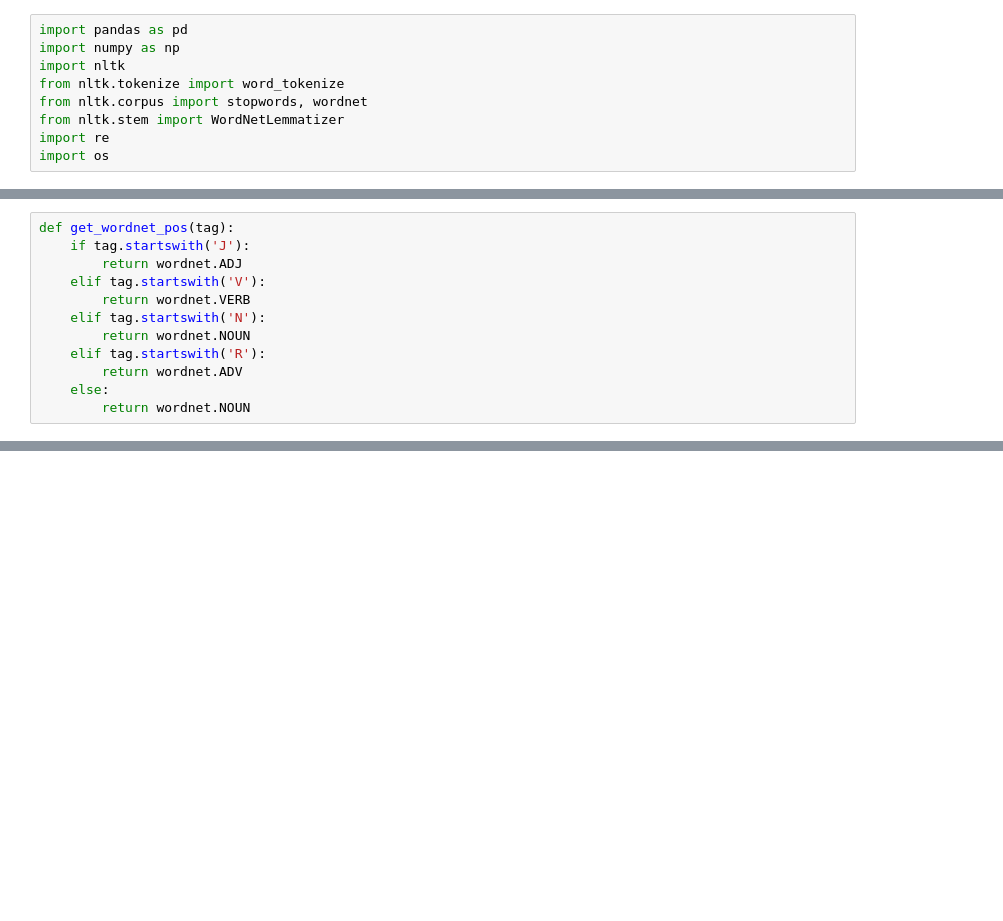
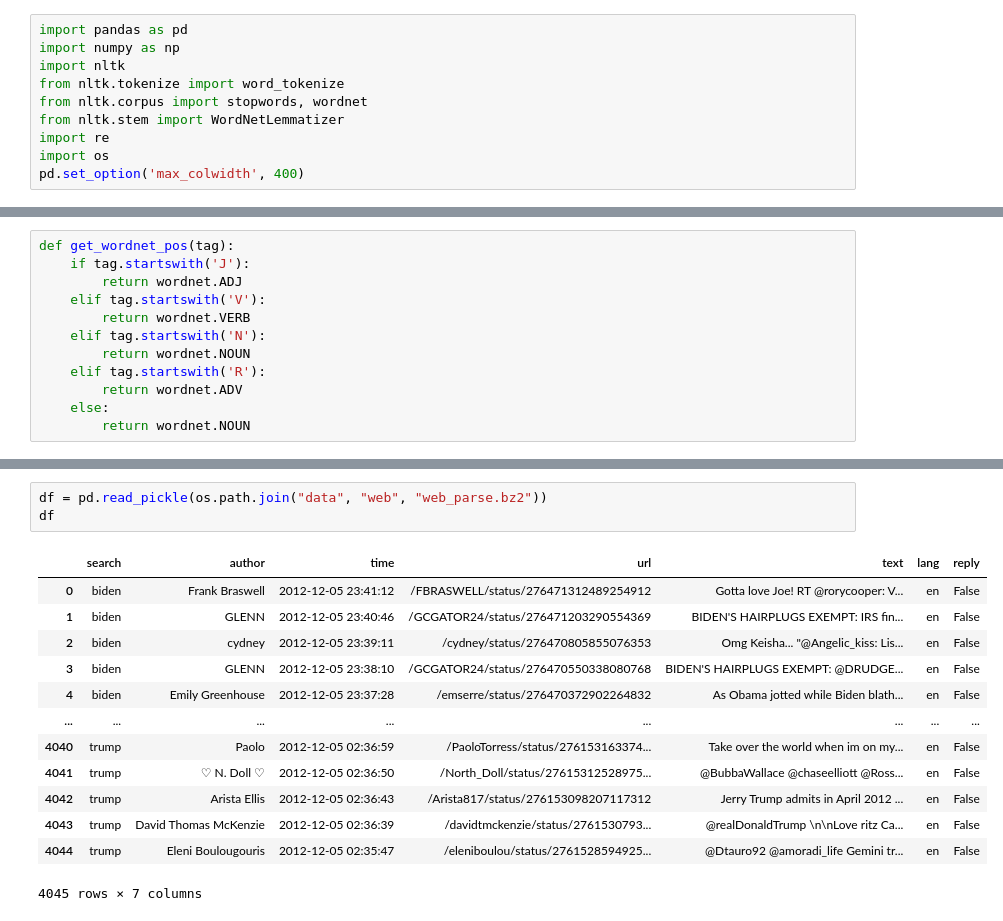
Before and after one commit to baptiste-pasquier/data_2A, a Jupyter notebook: preprocessing.ipynb, the cells around one changed output, grey strips where cells are left out. Cells and saved outputs as stored; diff of their text form; blank space fills up the shorter version.

```diff
--- a/preprocessing.ipynb
+++ b/preprocessing.ipynb
@@ -7,3 +7,4 @@ from nltk.corpus import stopwords, wordnet
 from nltk.stem import WordNetLemmatizer
 import re
 import os
+pd.set_option('max_colwidth', 400)
@@ -114,0 +152,17 @@ df.to_pickle(os.path.join("data", "sentiment140", "train.bz2"))
+# %%
+df = pd.read_pickle(os.path.join("data", "web", "web_parse.bz2"))
+df
+# %% [output]
+|  | search | author | time | url | text | lang | reply |
+| 0 | biden | Frank Braswell | 2012-12-05 23:41:12 | /FBRASWELL/status/276471312489254912 | Gotta love Joe! RT @rorycooper: V... | en | False |
+| 1 | biden | GLENN | 2012-12-05 23:40:46 | /GCGATOR24/status/276471203290554369 | BIDEN'S HAIRPLUGS EXEMPT: IRS fin... | en | False |
+| 2 | biden | cydney | 2012-12-05 23:39:11 | /cydney/status/276470805855076353 | Omg Keisha... "@Angelic_kiss: Lis... | en | False |
+| 3 | biden | GLENN | 2012-12-05 23:38:10 | /GCGATOR24/status/276470550338080768 | BIDEN'S HAIRPLUGS EXEMPT: @DRUDGE... | en | False |
+| 4 | biden | Emily Greenhouse | 2012-12-05 23:37:28 | /emserre/status/276470372902264832 | As Obama jotted while Biden blath... | en | False |
+| ... | ... | ... | ... | ... | ... | ... | ... |
+| 4040 | trump | Paolo | 2012-12-05 02:36:59 | /PaoloTorress/status/276153163374... | Take over the world when im on my... | en | False |
+| 4041 | trump | ♡ N. Doll ♡ | 2012-12-05 02:36:50 | /North_Doll/status/27615312528975... | @BubbaWallace @chaseelliott @Ross... | en | False |
+| 4042 | trump | Arista Ellis | 2012-12-05 02:36:43 | /Arista817/status/276153098207117312 | Jerry Trump admits in April 2012 ... | en | False |
+| 4043 | trump | David Thomas McKenzie | 2012-12-05 02:36:39 | /davidtmckenzie/status/2761530793... | @realDonaldTrump \n\nLove ritz Ca... | en | False |
+| 4044 | trump | Eleni Boulougouris | 2012-12-05 02:35:47 | /eleniboulou/status/2761528594925... | @Dtauro92 @amoradi_life Gemini tr... | en | False |
+4045 rows × 7 columns
```
Also changed, not shown: parts of 22 cells of this notebook, 5 other files.
